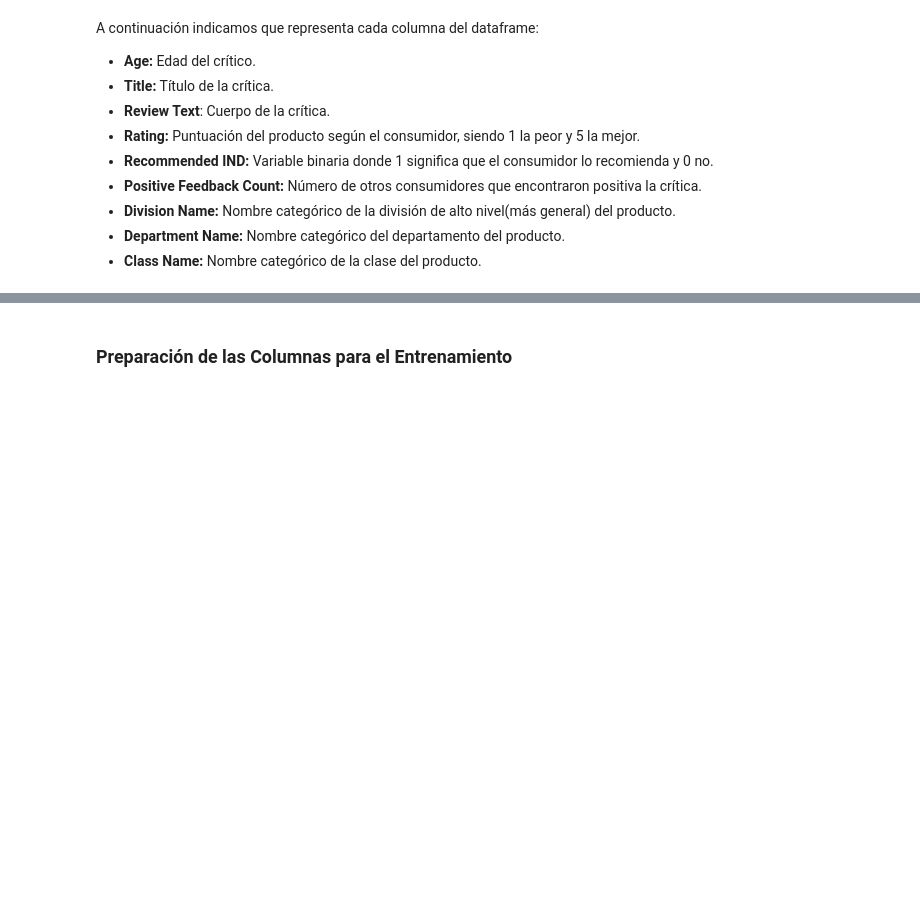
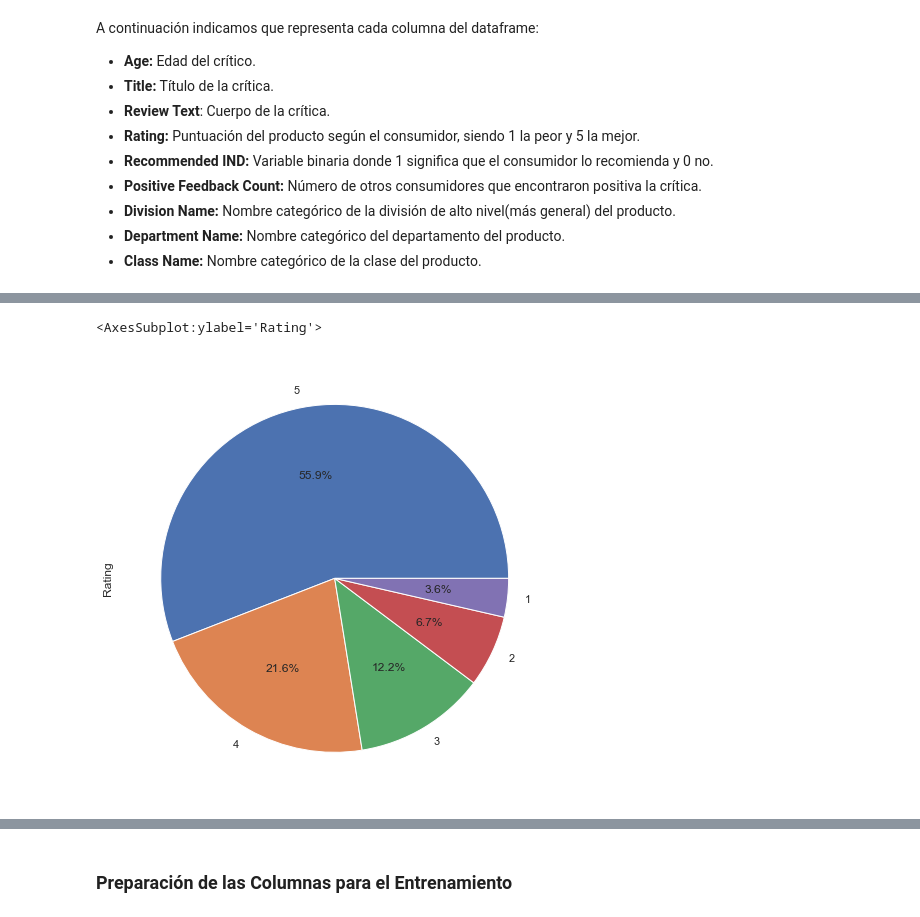
Before and after one commit to Jonathan-R0/TP2-OrganizacionDeDatos, a Jupyter notebook: src/Parte1.ipynb, the cells around one changed output, grey strips where cells are left out. Saved outputs shown, nothing was run; the diff lists cells and outputs as text; code cells hidden in the pictures; blank space fills up the shorter version.

```diff
--- a/src/Parte1.ipynb
+++ b/src/Parte1.ipynb
@@ -150,0 +155,5 @@ plt.ylim(3.5, 4.5)
+# %%
+df['Rating'].value_counts().plot.pie(autopct='%1.1f%%')
+# %% [output]
+<AxesSubplot:ylabel='Rating'>
+[figure, added]
```
Also changed, not shown: parts of 25 cells of this notebook, 1 other file.
